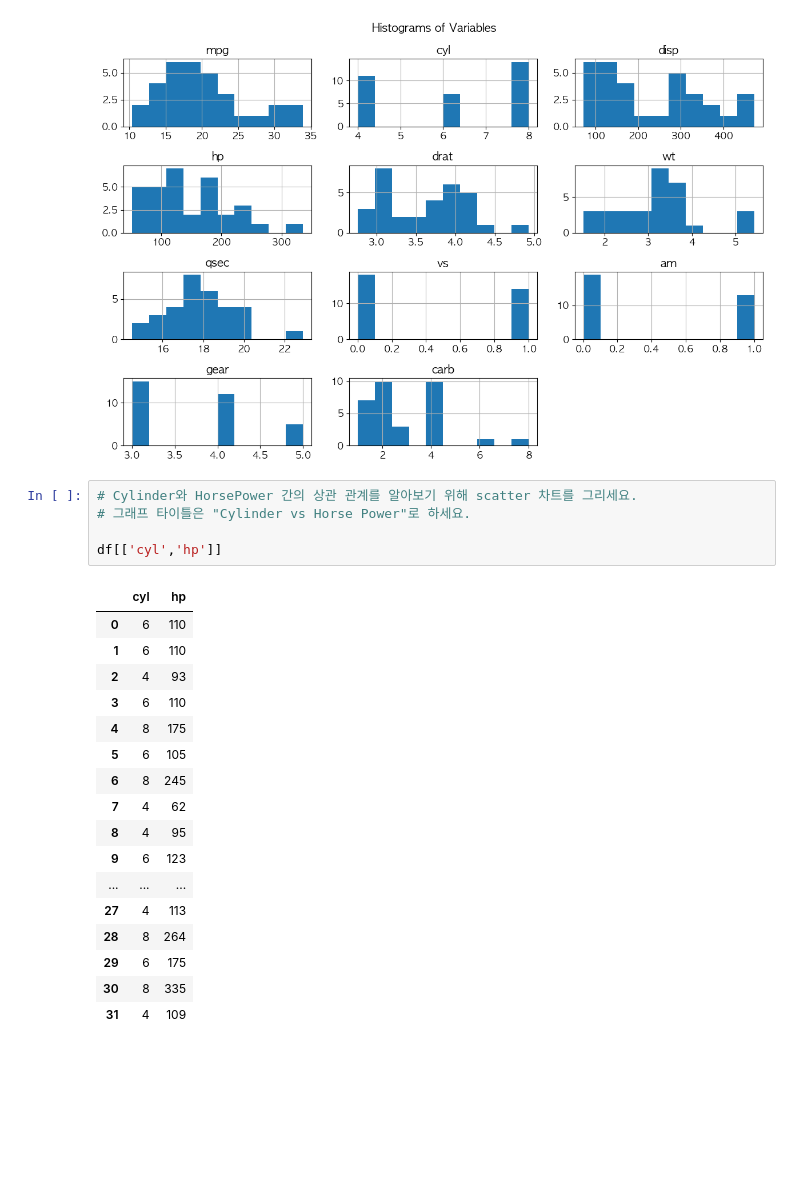
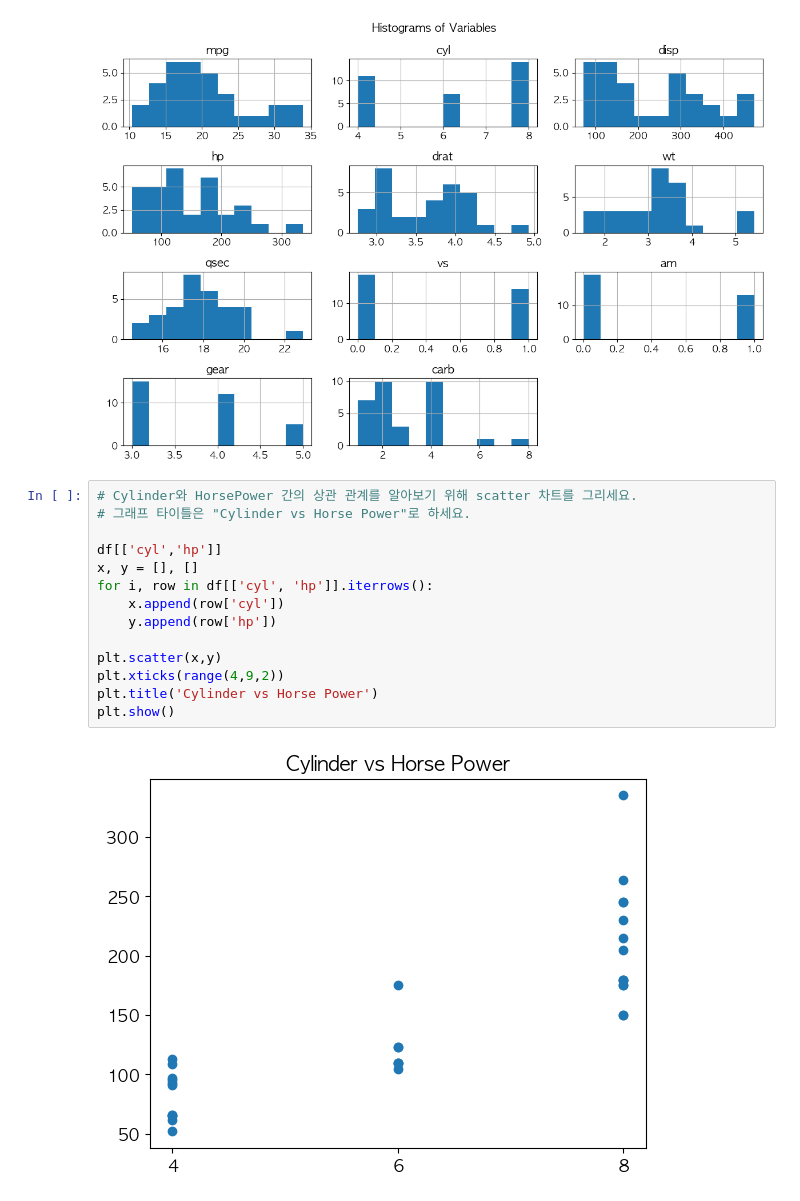
Before and after one commit to SpeOwO/Wiki-HMG, a Jupyter notebook: missions/W1/M1/m1.ipynb, the cells around one changed output. Drawn from its saved outputs; the diff is of its cells as text; blank space fills up the shorter version.

```diff
--- a/missions/W1/M1/m1.ipynb
+++ b/missions/W1/M1/m1.ipynb
@@ -180,23 +195,16 @@ plt.show()
 # %%
 # Cylinder와 HorsePower 간의 상관 관계를 알아보기 위해 scatter 차트를 그리세요.
 # 그래프 타이틀은 "Cylinder vs Horse Power"로 하세요.
 
 df[['cyl','hp']]
+x, y = [], []
+for i, row in df[['cyl', 'hp']].iterrows():
+    x.append(row['cyl'])
+    y.append(row['hp'])
+
+plt.scatter(x,y)
+plt.xticks(range(4,9,2))
+plt.title('Cylinder vs Horse Power')
+plt.show()
 # %% [output]
-|  | cyl | hp |
-| 0 | 6 | 110 |
-| 1 | 6 | 110 |
-| 2 | 4 | 93 |
-| 3 | 6 | 110 |
-| 4 | 8 | 175 |
-| 5 | 6 | 105 |
-| 6 | 8 | 245 |
-| 7 | 4 | 62 |
-| 8 | 4 | 95 |
-| 9 | 6 | 123 |
-| ... | ... | ... |
-| 27 | 4 | 113 |
-| 28 | 8 | 264 |
-| 29 | 6 | 175 |
-| 30 | 8 | 335 |
-| 31 | 4 | 109 |
+[figure, added]
```
Also changed, not shown: parts of 4 cells of this notebook.
